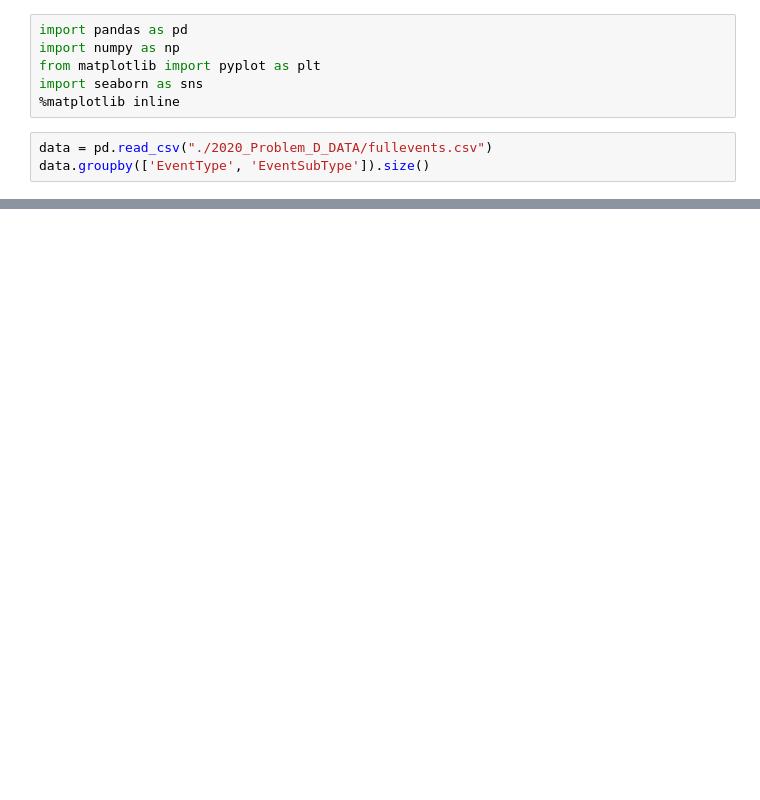
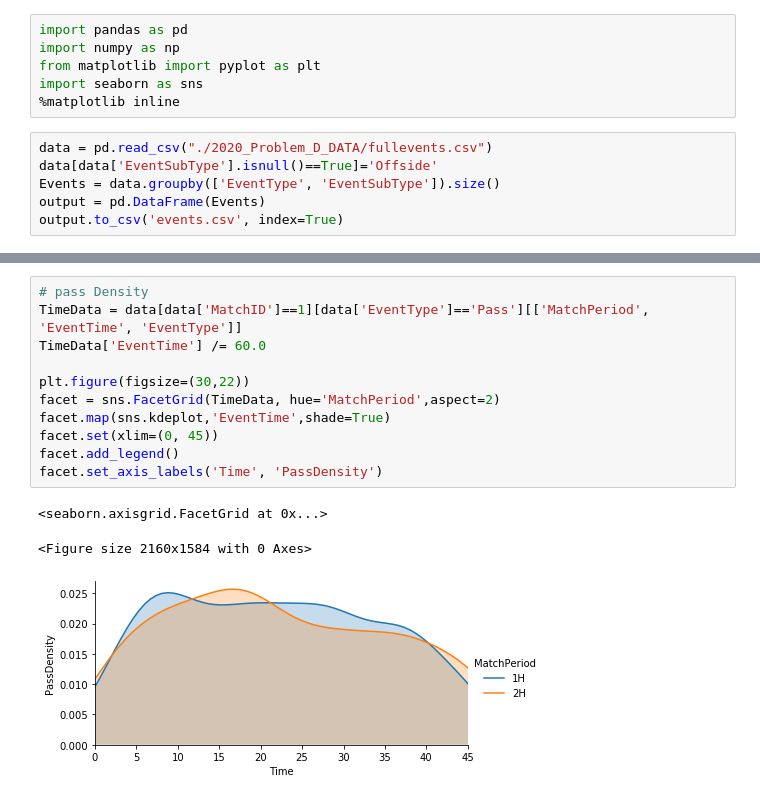
Before and after one commit to GZNGroup/2020MCM-ICM, a Jupyter notebook: 2020_Weekend1_Problems/processing.ipynb, the cells around one changed output, grey strips where cells are left out. Cells and saved outputs as stored; diff of their text form; blank space fills up the shorter version.

```diff
--- a/2020_Weekend1_Problems/processing.ipynb
+++ b/2020_Weekend1_Problems/processing.ipynb
@@ -6,4 +6,7 @@ import seaborn as sns
 %matplotlib inline
 # %%
 data = pd.read_csv("./2020_Problem_D_DATA/fullevents.csv")
-data.groupby(['EventType', 'EventSubType']).size()
+data[data['EventSubType'].isnull()==True]='Offside'
+Events = data.groupby(['EventType', 'EventSubType']).size()
+output = pd.DataFrame(Events)
+output.to_csv('events.csv', index=True)
@@ -70,0 +64,15 @@ KeyError: "None of [Index(['Free Kick', 'Duel', 'Duel', 'Free Kick', 'Pass', 'Du
+# %%
+# pass Density
+TimeData = data[data['MatchID']==1][data['EventType']=='Pass'][['MatchPeriod', 'EventTime', 'EventType']]
+TimeData['EventTime'] /= 60.0
+
+plt.figure(figsize=(30,22))
+facet = sns.FacetGrid(TimeData, hue='MatchPeriod',aspect=2)
+facet.map(sns.kdeplot,'EventTime',shade=True)
+facet.set(xlim=(0, 45))
+facet.add_legend()
+facet.set_axis_labels('Time', 'PassDensity')
+# %% [output]
+<seaborn.axisgrid.FacetGrid at 0x...>
+<Figure size 2160x1584 with 0 Axes>
+[figure, added]
```
Also changed, not shown: parts of 5 cells of this notebook, 4 other files.
